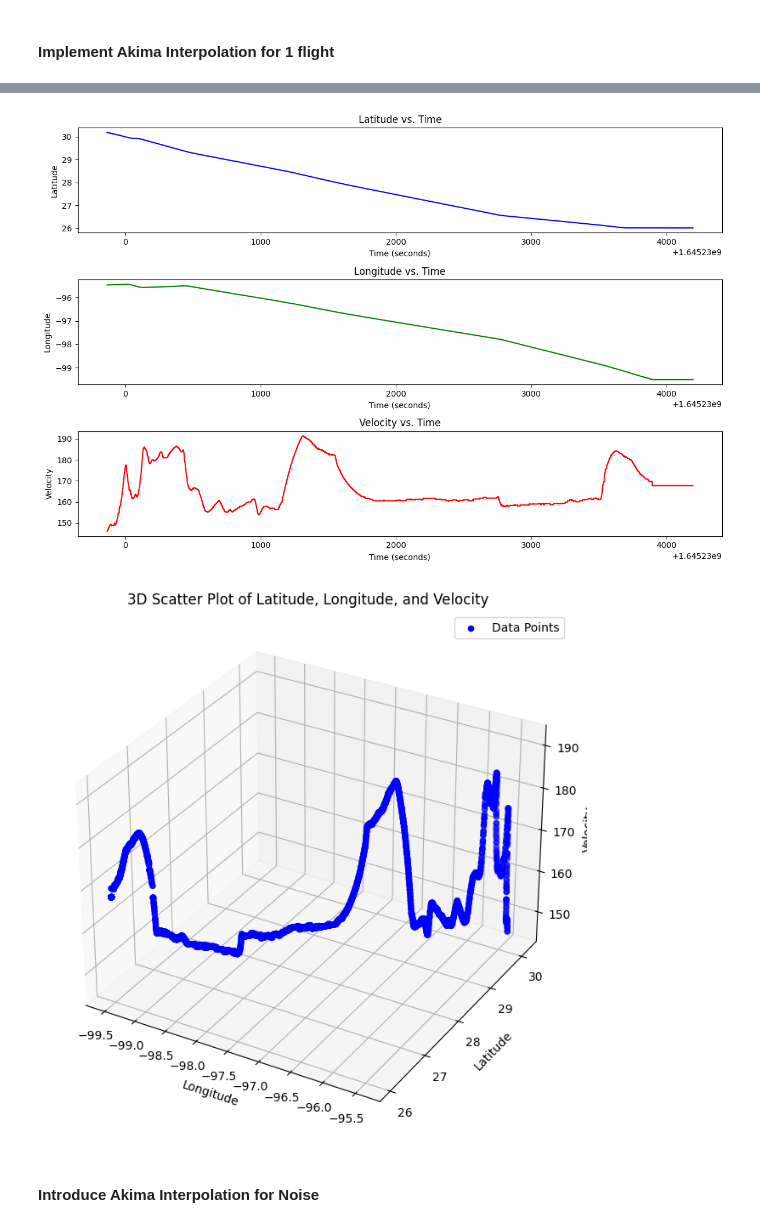
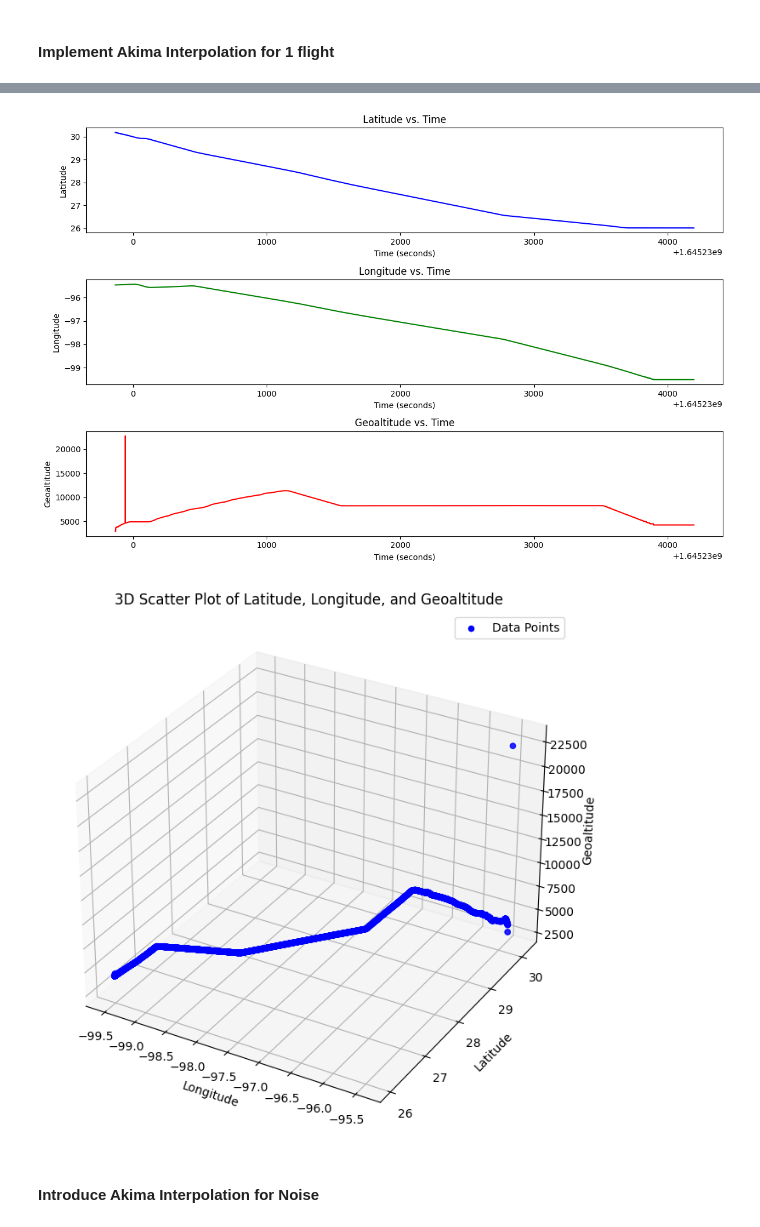
Before and after one commit to Barathwaja/federated-learning, a Jupyter notebook: rogue_generator.ipynb, the cells around one changed output, grey strips where cells are left out. Drawn from its saved outputs; the diff is of its cells as text; code cells hidden in the pictures.

```diff
--- a/rogue_generator.ipynb
+++ b/rogue_generator.ipynb
@@ -106,6 +148,12 @@ read_one_flight = spark.read.parquet(flights_file_path, header=True)
 # %%
-selected_df = read_one_flight.select('time', 'icao24', 'lat', 'lon', 'velocity') \
+selected_df = read_one_flight.select('time', 'icao24', 'lat', 'lon', 'heading', 'baroaltitude',
+                                     'geoaltitude', 'lastposupdate', 'lastcontact' , 'velocity', 'dropout_length') \
                         .orderBy(asc('time'))
+# %%
+from pyspark.sql.functions import lit
+
+default_signature_label = 0
+selected_df = selected_df.withColumn("signature", lit(0))
 # %%
 selected_df.show(5)
 # %% [output]
@@ -121,5 +169,5 @@ selected_df.show(5)
 only showing top 5 rows
 # %%
 # Convert the PySpark DataFrame to a Pandas DataFrame
-convered_flight = selected_df.toPandas()
+converted_flight = selected_df.toPandas()
 # %%
@@ -137,47 +192,47 @@ plt.figure(figsize=(12, 8))
 
 # Latitude vs. Time
 plt.subplot(3, 1, 1)
-plt.plot(convered_flight['time'], convered_flight['lat'], label='Latitude', color='blue')
+plt.plot(converted_flight['time'], converted_flight['lat'], label='Latitude', color='blue')
 plt.xlabel('Time (seconds)')
 plt.ylabel('Latitude')
 plt.title('Latitude vs. Time')
 
 # Longitude vs. Time
 plt.subplot(3, 1, 2)
-plt.plot(convered_flight['time'], convered_flight['lon'], label='Longitude', color='green')
+plt.plot(converted_flight['time'], converted_flight['lon'], label='Longitude', color='green')
 plt.xlabel('Time (seconds)')
 plt.ylabel('Longitude')
 plt.title('Longitude vs. Time')
 
 # Velocity vs. Time
 plt.subplot(3, 1, 3)
-plt.plot(convered_flight['time'], convered_flight['velocity'], label='Velocity', color='red')
+plt.plot(converted_flight['time'], converted_flight['geoaltitude'], label='Geoaltitude', color='red')
 plt.xlabel('Time (seconds)')
-plt.ylabel('Velocity')
-plt.title('Velocity vs. Time')
+plt.ylabel('Geoaltitude')
+plt.title('Geoaltitude vs. Time')
 
 # Adjust layout and display the plot
 plt.tight_layout()
 plt.show()
 # %% [output]
-[figure, old version]
+[figure, new version]
 # %%
 # Create a 3D scatter plot
 fig = plt.figure(figsize=(12, 8))
 ax = fig.add_subplot(111, projection='3d')
 
 # Plot 'lat', 'lon', and 'velocity'
-ax.scatter(convered_flight['lon'], convered_flight['lat'], convered_flight['velocity'],
+ax.scatter(converted_flight['lon'], converted_flight['lat'], converted_flight['geoaltitude'],
            c='blue',
            marker='o',
            label='Data Points')
 ax.set_xlabel('Longitude')
 ax.set_ylabel('Latitude')
-ax.set_zlabel('Velocity')
-ax.set_title('3D Scatter Plot of Latitude, Longitude, and Velocity')
+ax.set_zlabel('Geoaltitude')
+ax.set_title('3D Scatter Plot of Latitude, Longitude, and Geoaltitude')
 
 # Display the plot
 plt.legend()
 plt.show()
 # %% [output]
-[figure, old version]
+[figure, new version]
```
Also changed, not shown: parts of 20 cells of this notebook, 13 other files.
